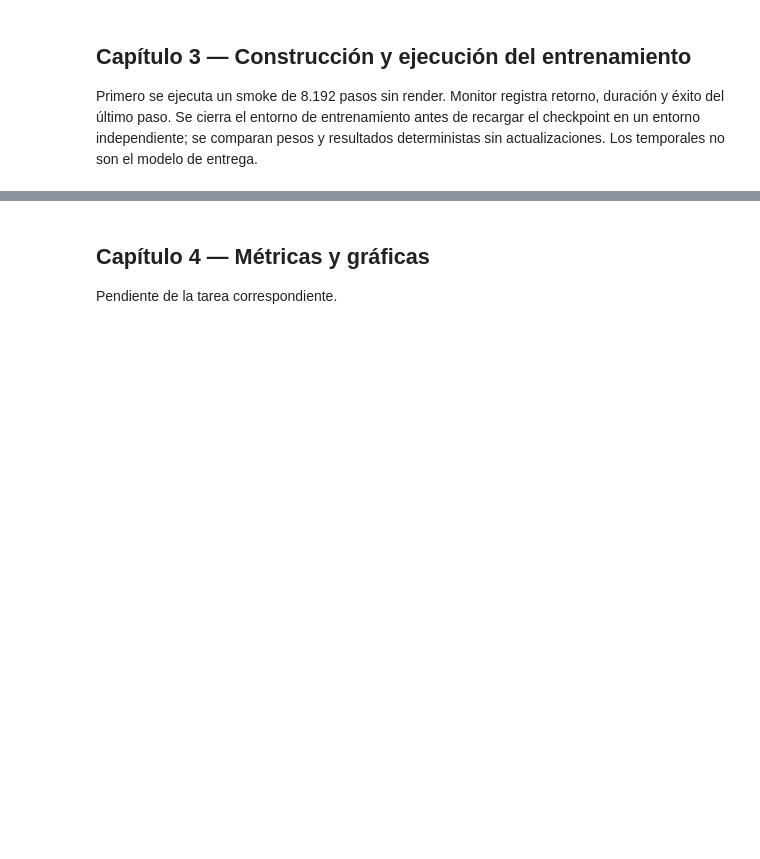
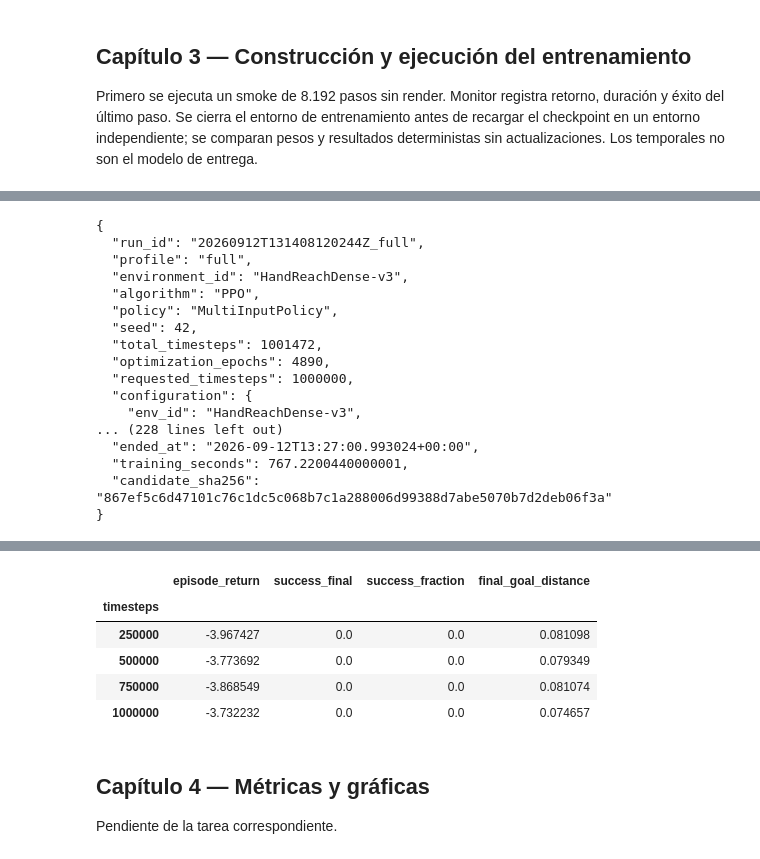
Before and after one commit to j-mauro-r/reinforcement_learning_reto_2, a Jupyter notebook: 3-HandReachDense/HandReachDense.ipynb, the cells around one changed output, grey strips where cells are left out. Drawn from its saved outputs; the diff is of its cells as text; code cells hidden in the pictures; blank space fills up the shorter version.

Commit message:
feat(hand): Complete million-step PPO baseline and preserve diagnostics — Task 6 of PLAN_hand_reach_dense

```diff
--- a/3-HandReachDense/HandReachDense.ipynb
+++ b/3-HandReachDense/HandReachDense.ipynb
@@ -50,7 +50,7 @@ VERSIONS = {name: importlib.metadata.version(name) for name in DEPENDENCIES}
 assert VERSIONS == DEPENDENCIES, (VERSIONS, DEPENDENCIES)
 CONFIG = {
     "env_id": "HandReachDense-v3", "algorithm": "PPO", "policy": "MultiInputPolicy",
-    "profile": "smoke", "train_seed": 42, "device": "cpu", "torch_threads": 1,
+    "profile": "full", "train_seed": 42, "device": "cpu", "torch_threads": 1,
     "baseline_seeds": list(range(101, 121)), "tuning_seeds": list(range(201, 211)),
     "selection_seeds": list(range(201, 211)), "final_eval_seeds": list(range(1001, 1011)),
     "probe_seeds": list(range(5001, 5101)), "reload_seeds": [401, 402],
@@ -540,3 +540,43 @@ print("Smoke gates passed: training, checkpoint, reload, evaluation and MP4.")
 | 1 | 402 | thumb_finger_meet | 0.069960 | 0.049646 | 0.049021 | 0.044218 | ... |
 [figure]
 Smoke gates passed: training, checkpoint, reload, evaluation and MP4.
+# %%
+if CONFIG["profile"] == "full":
+    assert SMOKE_PASSED, "Run all smoke gates before full training."
+    full_run_dir, full_metadata = train_model("full")
+    assert full_metadata["total_timesteps"] >= CONFIG["profiles"]["full"]["timesteps"]
+    assert full_metadata["training_seconds"] > 0
+    assert (full_run_dir / "candidate.zip").is_file()
+    monitoring = pd.read_csv(full_run_dir / "tuning.csv")
+    assert set(monitoring["seed"]) == set(CONFIG["tuning_seeds"])
+    assert np.isfinite(monitoring[["episode_return", "final_goal_distance", "success_fraction"]]).all().all()
+    milestones = monitoring[monitoring["timesteps"].isin([250_000, 500_000, 750_000, 1_000_000])]
+    display(milestones.groupby("timesteps")[["episode_return", "success_final", "success_fraction", "final_goal_distance"]].mean())
+    checkpoint = full_run_dir / "checkpoints" / f"checkpoint_{CONFIG['intermediate_timesteps']}.zip"
+    intermediate = PPO.load(checkpoint, device=CONFIG["device"])
+    assert intermediate.num_timesteps == CONFIG["intermediate_timesteps"]
+    del intermediate
+    # Durable compact evidence; bulky candidates/replay remain in ignored runs/.
+    import shutil
+    for filename in ("training.monitor.csv", "tuning.csv", "run.json", "reload_evaluation.csv", "progress.csv"):
+        shutil.copy2(full_run_dir / filename, RESULTS_DIR / ("baseline_" + filename))
+else:
+    print("Smoke profile: full training and canonical delivery skipped.")
+# %% [output]
+{
+  "run_id": "20260912T131408120244Z_full",
+  "profile": "full",
+  "environment_id": "HandReachDense-v3",
+  "algorithm": "PPO",
+  "policy": "MultiInputPolicy",
+  "seed": 42,
+  "total_timesteps": 1001472,
+  "optimization_epochs": 4890,
+  "requested_timesteps": 1000000,
+  "configuration": {
+    "env_id": "HandReachDense-v3",
+... (228 lines left out)
+  "ended_at": "2026-09-12T13:27:00.993024+00:00",
+  "training_seconds": 767.2200440000001,
+  "candidate_sha256": "867ef5c6d47101c76c1dc5c068b7c1a288006d99388d7abe5070b7d2deb06f3a"
+}
@@ -543,3 +586,9 @@ Smoke gates passed: training, checkpoint, reload, evaluation and MP4.
+|  | episode_return | success_final | success_fraction | final_goal_distance |
+| timesteps |  |  |  |  |
+| 250000 | -3.967427 | 0.0 | 0.0 | 0.081098 |
+| 500000 | -3.773692 | 0.0 | 0.0 | 0.079349 |
+| 750000 | -3.868549 | 0.0 | 0.0 | 0.081074 |
+| 1000000 | -3.732232 | 0.0 | 0.0 | 0.074657 |
 # %% [markdown]
 ## Capítulo 4 — Métricas y gráficas
 
```
Also changed, not shown: parts of 2 cells of this notebook, 5 other files.
